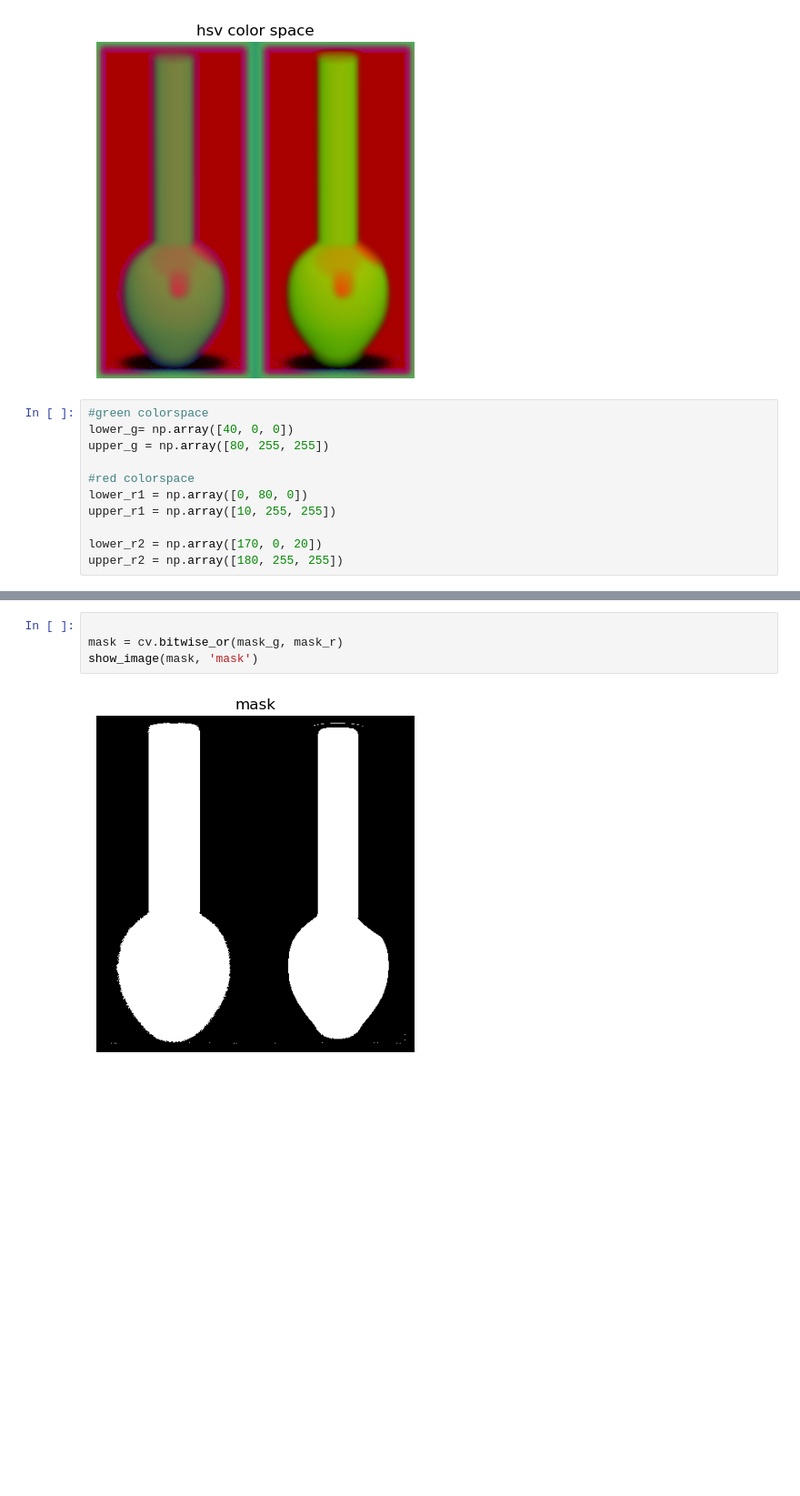
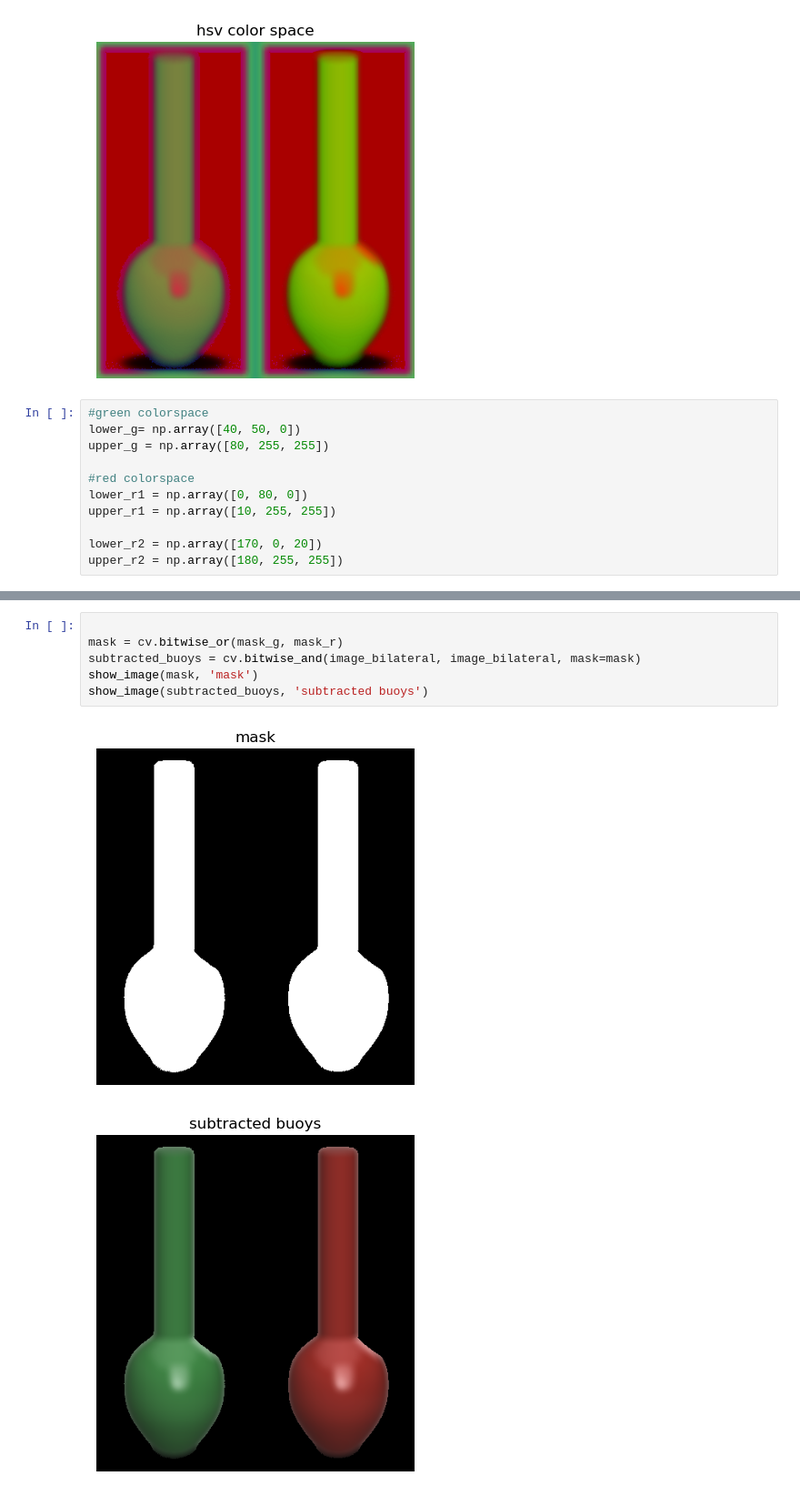
Before and after one commit to PaintDumpster/ec_vision, a Jupyter notebook: src/vision.ipynb, the cells around one changed output, grey strips where cells are left out. Shown: that part at 91% size. Saved outputs shown, nothing was run; the diff lists cells and outputs as text; blank space fills up the shorter version.

Commit message:
created a function to detect dependant of mask

```diff
--- a/src/vision.ipynb
+++ b/src/vision.ipynb
@@ -44,7 +44,7 @@ show_image(hsv_color, 'hsv color space')
 [figure]
 # %%
 #green colorspace
-lower_g= np.array([40, 0, 0])
+lower_g= np.array([40, 50, 0])
 upper_g = np.array([80, 255, 255])
 
 #red colorspace
@@ -69,6 +69,9 @@ show_image(mask_r, 'red mask')
 # %%
 
 mask = cv.bitwise_or(mask_g, mask_r)
+subtracted_buoys = cv.bitwise_and(image_bilateral, image_bilateral, mask=mask)
 show_image(mask, 'mask')
+show_image(subtracted_buoys, 'subtracted buoys')
 # %% [output]
-[figure, old version]
+[figure, new version]
+[figure, added]
```
Also changed, not shown: parts of 4 cells of this notebook.
